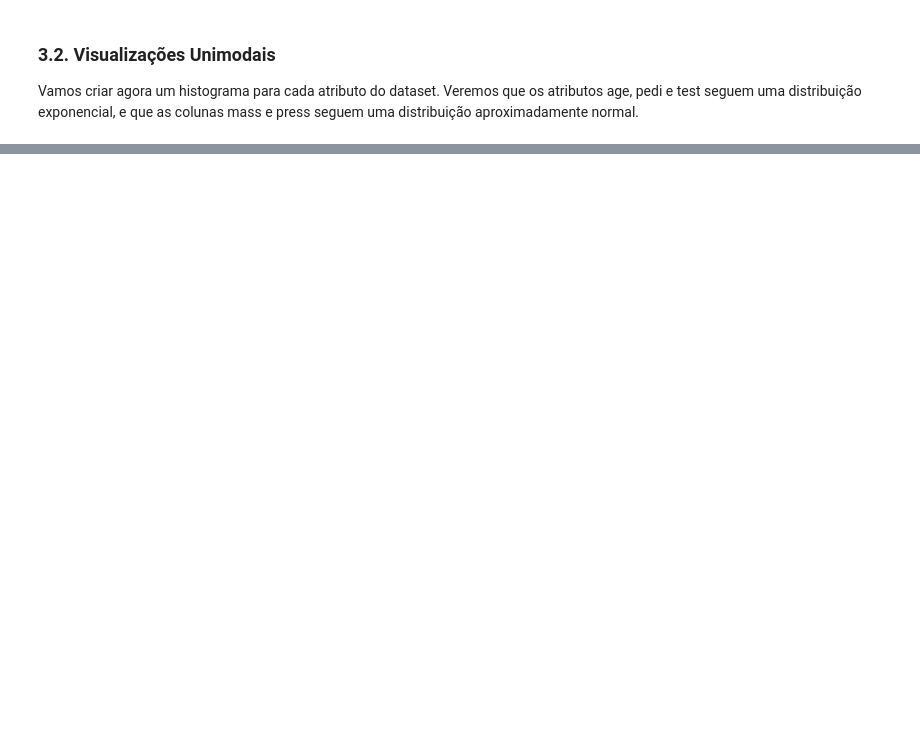
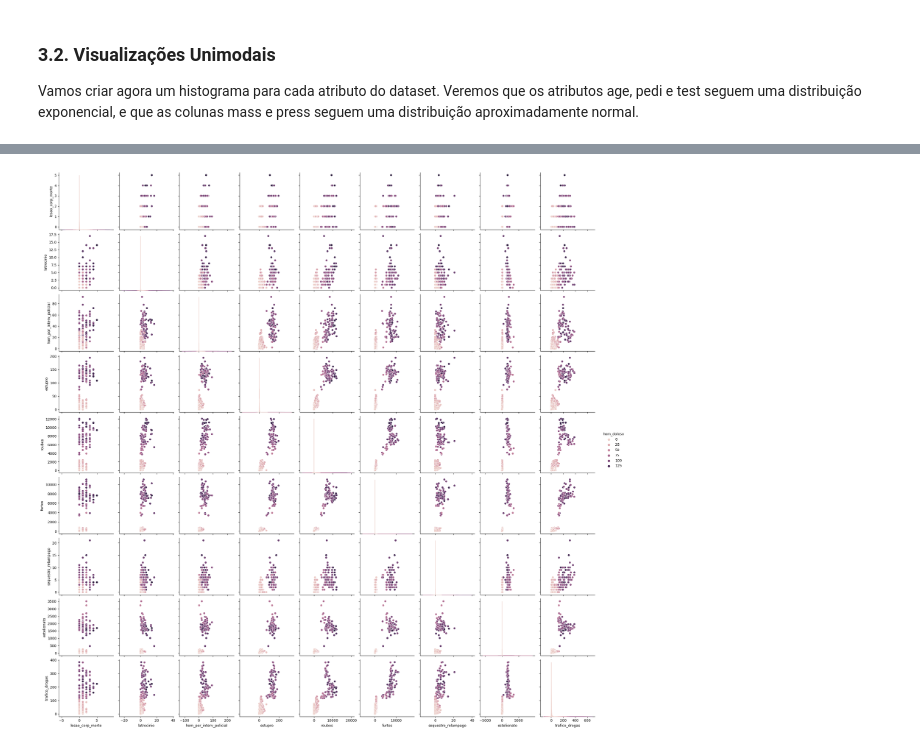
Before and after one commit to eccardoso/mvp-analise-de-dados-e-boas-praticas, a Jupyter notebook: MVP_Análise_de_Dados.ipynb, the cells around one changed output, grey strips where cells are left out. Drawn from its saved outputs; the diff is of its cells as text; code cells hidden in the pictures; blank space fills up the shorter version.

```diff
--- a/MVP_Análise_de_Dados.ipynb
+++ b/MVP_Análise_de_Dados.ipynb
@@ -205,0 +208,6 @@ sns.heatmap(datasetclone.corr(), annot=True, cmap='RdBu');
+# %%
+# Scatter Plot com Seaborn - Variação 2
+
+sns.pairplot(datasetclone, hue = "hom_doloso", height = 2.5);
+# %% [output]
+[figure, added]
```
Also changed, not shown: parts of 14 cells of this notebook.
